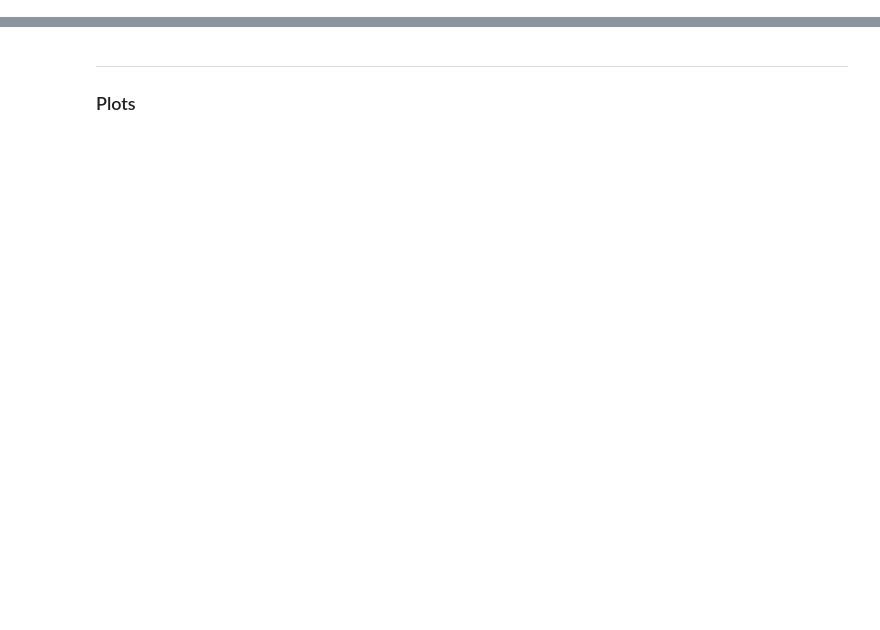
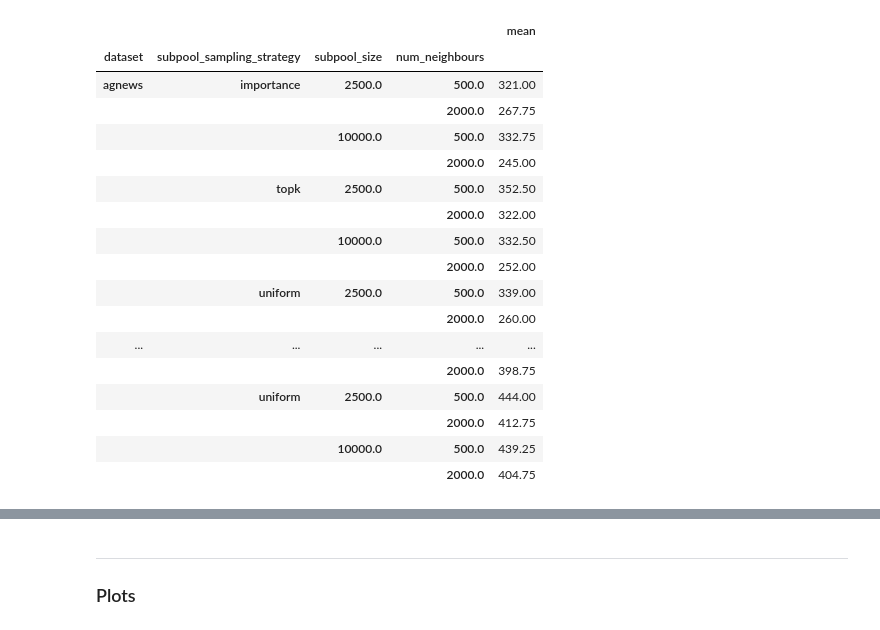
Before and after one commit to pietrolesci/anchoral, a Jupyter notebook: notebooks/results copy.ipynb, the cells around one changed output, grey strips where cells are left out. Saved outputs shown, nothing was run; the diff lists cells and outputs as text; code cells hidden in the pictures; blank space fills up the shorter version.

```diff
--- a/notebooks/results copy.ipynb
+++ b/notebooks/results copy.ipynb
@@ -102,3 +253,44 @@ col_order = ["amazon", "pubmed", "eurlex", "agnews", "wiki_toxic"]
+# %%
+(
+    df.loc[
+        (df["tag"].isin(["summary/count_class_1"]))
+        & (df["strategy_name"] == "anchoral")
+        & (df["strategy_name"] == "anchoral")
+        # & (df["subpool_size"] < 10000)
+    ]
+    .assign(
+        n_minority=lambda _df: _df.groupby("filename")["value"].transform("sum"),
+        exp_id=lambda _df: (
+            _df["subpool_size"].astype(int).astype(str)
+            + "-" + _df["subpool_sampling_strategy"].astype(str)
+            + "-" + _df["num_neighbours"].astype(int).astype(str)
+        ),
+    )
+).groupby([
+    "dataset",
+    "subpool_sampling_strategy",
+    "subpool_size",
+    "num_neighbours",
+])["n_minority"].agg(["mean"])
+# %% [output]
+|  |  |  |  | mean |
+| dataset | subpool_sampling_strategy | subpool_size | num_neighbours |  |
+| agnews | importance | 2500.0 | 500.0 | 321.00 |
+|  |  |  | 2000.0 | 267.75 |
+|  |  | 10000.0 | 500.0 | 332.75 |
+|  |  |  | 2000.0 | 245.00 |
+|  | topk | 2500.0 | 500.0 | 352.50 |
+|  |  |  | 2000.0 | 322.00 |
+|  |  | 10000.0 | 500.0 | 332.50 |
+|  |  |  | 2000.0 | 252.00 |
+|  | uniform | 2500.0 | 500.0 | 339.00 |
+|  |  |  | 2000.0 | 260.00 |
+| ... | ... | ... | ... | ... |
+|  |  |  | 2000.0 | 398.75 |
+|  | uniform | 2500.0 | 500.0 | 444.00 |
+|  |  |  | 2000.0 | 412.75 |
+|  |  | 10000.0 | 500.0 | 439.25 |
+|  |  |  | 2000.0 | 404.75 |
 # %%
 plot_data = df.loc[df["tag"].isin(["test/f1_class1_vs_budget"])]
 
```
Also changed, not shown: parts of 16 cells of this notebook, 5 other files.
